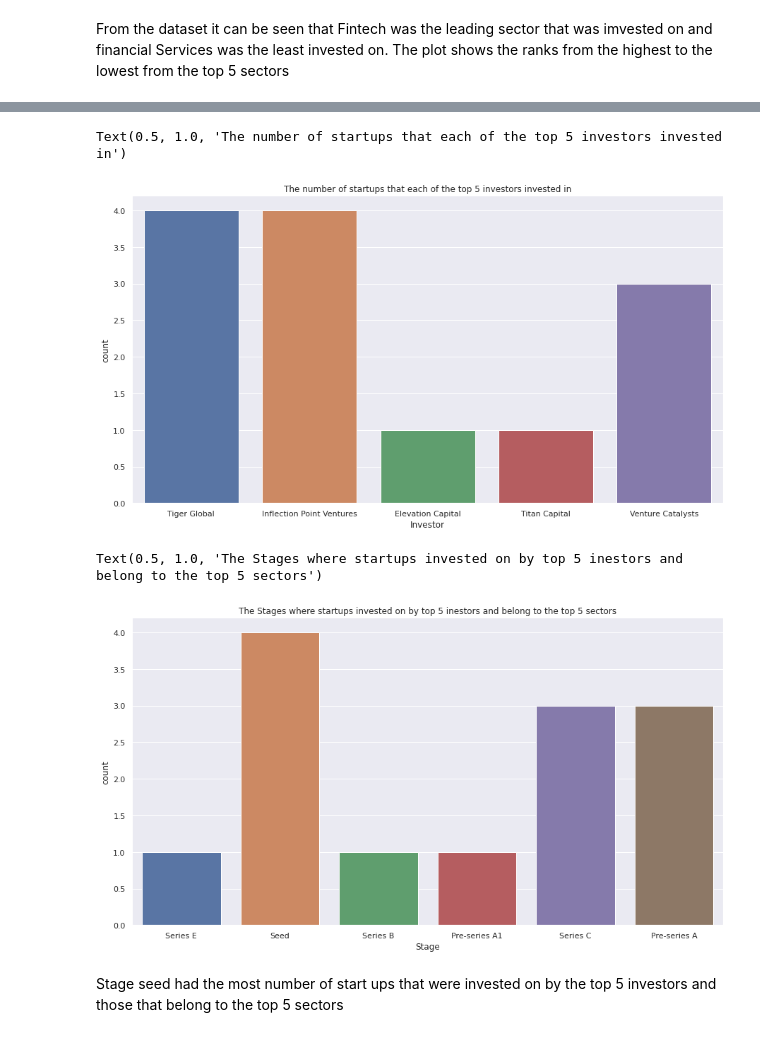
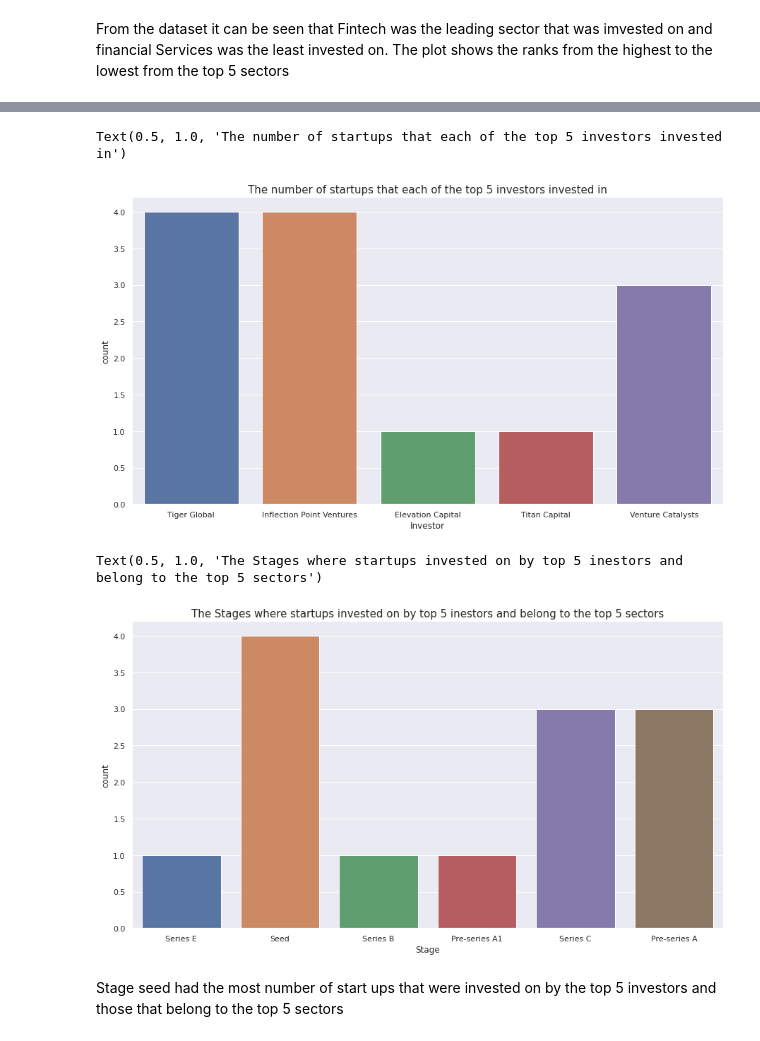
Before and after one commit to mungutiwilliam/Indian-Startups-dataset-analysis, a Jupyter notebook: Indian_Startups_Funding_&_Investors_analysis_ (1).ipynb, the cells around one changed output, grey strips where cells are left out. Saved outputs shown, nothing was run; the diff lists cells and outputs as text; code cells hidden in the pictures.

```diff
--- a/Indian_Startups_Funding_&_Investors_analysis_ (1).ipynb
+++ b/Indian_Startups_Funding_&_Investors_analysis_ (1).ipynb
@@ -1866,16 +1868,17 @@ Text(0.5, 1.0, 'Top 5 years where most start ups were founded')
 # %%
+# countplot to show start ups the top 5 investors invested on
 sns.countplot(data = data[data['Investor'].isin(top_5_investors) & data['Sector'].isin(top_5_sectors)], x = 'Investor')
-plt.title("The number of startups that each of the top 5 investors invested in")
+plt.title("The number of startups that each of the top 5 investors invested in", fontsize=15)
 # %% [output]
 Text(0.5, 1.0, 'The number of startups that each of the top 5 investors invested in')
-[figure, old version]
+[figure, new version]
 # %%
 # plot to show the stages where the various startups invested on the by the top 5 investors belonged to
 sns.countplot(data = data[data['Investor'].isin(top_5_investors) & data['Sector'].isin(top_5_sectors)], x = 'Stage')
-plt.title('The Stages where startups invested on by top 5 inestors and belong to the top 5 sectors')
+plt.title('The Stages where startups invested on by top 5 inestors and belong to the top 5 sectors', fontsize=15)
 # %% [output]
 Text(0.5, 1.0, 'The Stages where startups invested on by top 5 inestors and belong to the top 5 sectors')
-[figure, old version]
+[figure, new version]
 # %% [markdown]
 Stage seed had the most number of start ups that were invested on by the top 5 investors and those that belong to the top 5 sectors
 # %%
```
Also changed, not shown: parts of 19 cells of this notebook.
